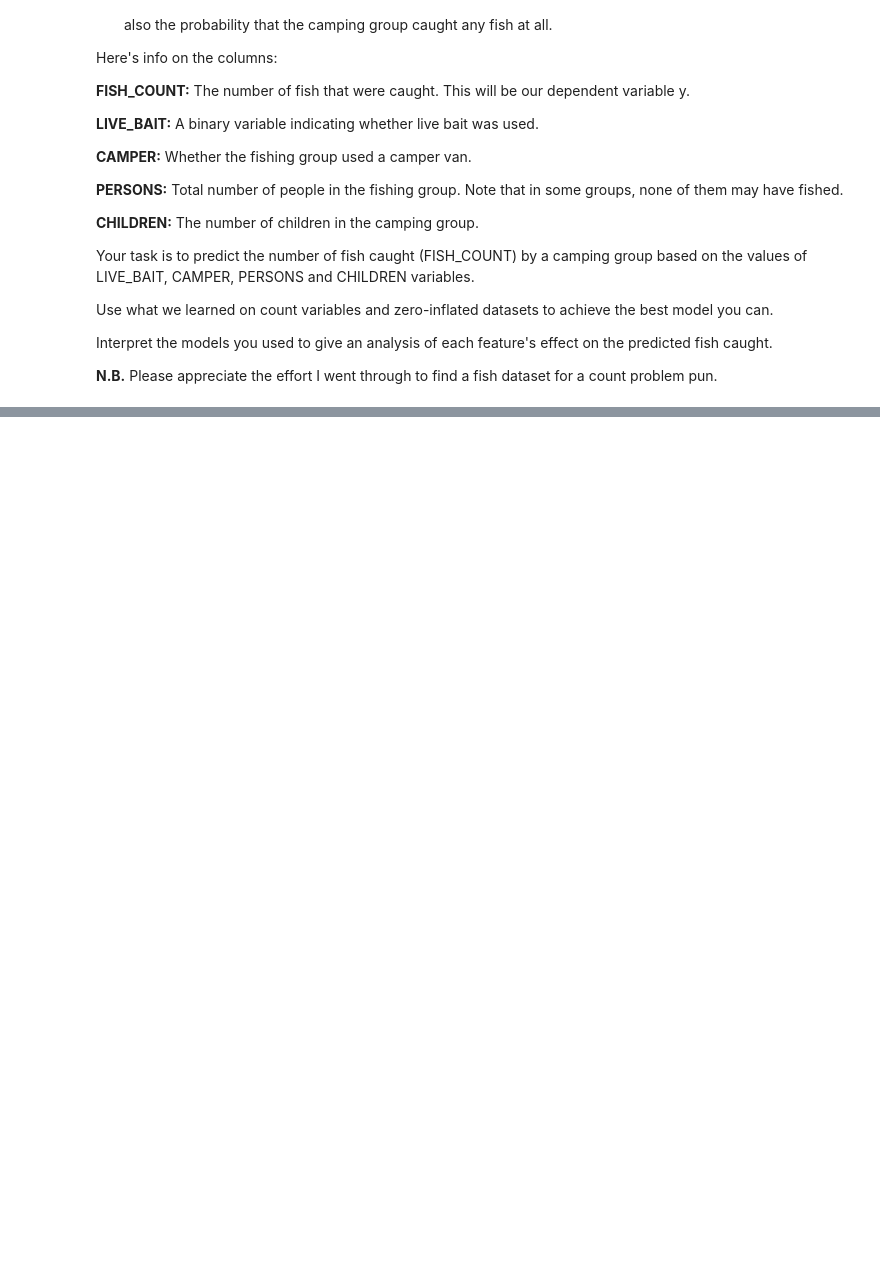
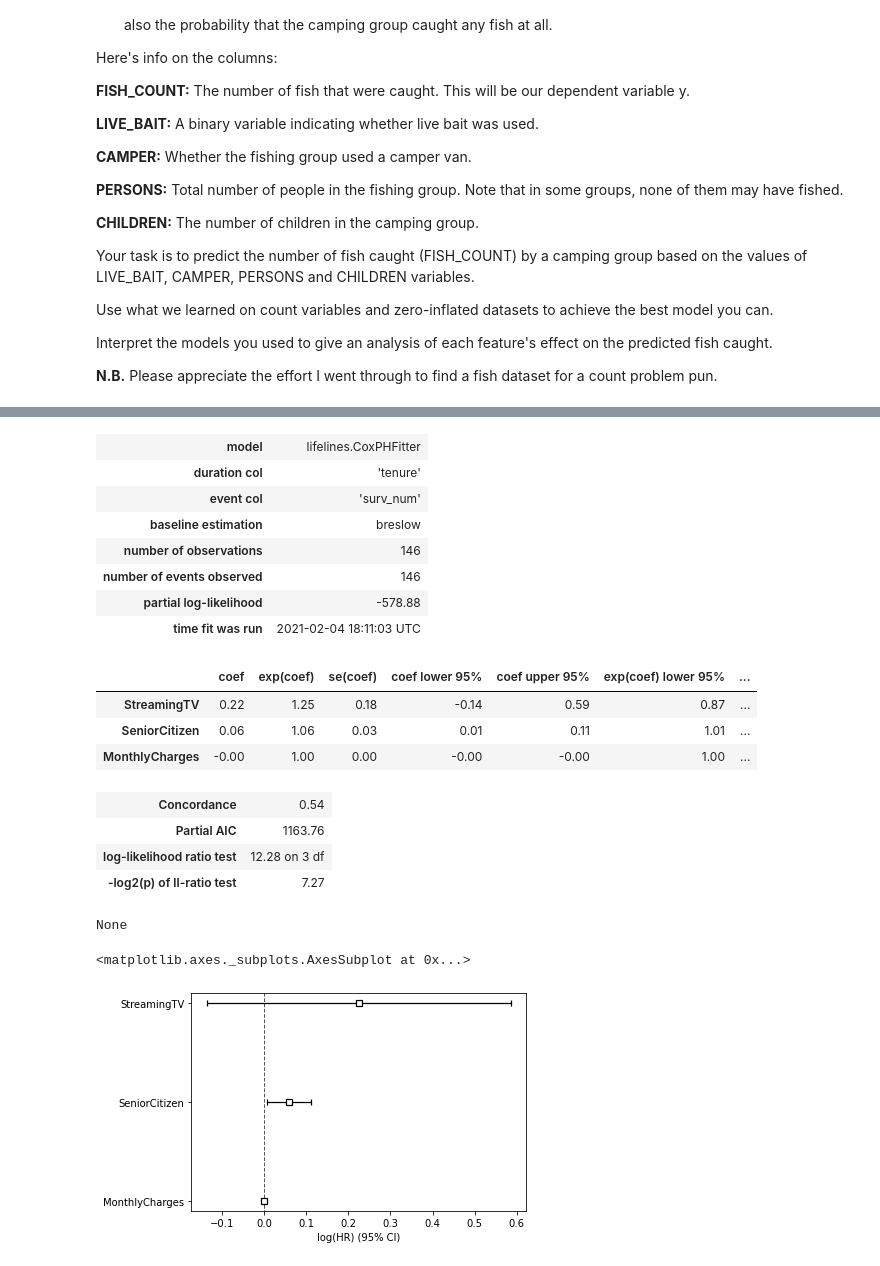
Before and after one commit to cb-ds-1/3-7-glm, a Jupyter notebook: workshop.ipynb, the cells around one changed output, grey strips where cells are left out. Cells and saved outputs as stored; diff of their text form; code cells hidden in the pictures; blank space fills up the shorter version.

```diff
--- a/workshop.ipynb
+++ b/workshop.ipynb
@@ -95,0 +236,34 @@ Use either lifelines or statsmodels to implement a survival regression model pre
+# %%
+from lifelines import CoxPHFitter
+
+df = pd.read_csv(r'C:\Users\David\Documents\code\Module 3\3-7-glm\data\telco_churn.csv')
+df.StreamingTV = np.where(df.StreamingTV == 'Yes', 1, 0)
+df['surv_num'] = np.where(df.Churn == 'No', 1, 0)
+
+df = df.groupby(by=['tenure', 'StreamingTV'], as_index=False).sum()
+
+
+cph = CoxPHFitter()
+cph.fit(df, 'tenure', event_col='surv_num')
+print(cph.print_summary())
+cph.plot()
+# %% [output]
+| model | lifelines.CoxPHFitter |
+| duration col | 'tenure' |
+| event col | 'surv_num' |
+| baseline estimation | breslow |
+| number of observations | 146 |
+| number of events observed | 146 |
+| partial log-likelihood | -578.88 |
+| time fit was run | 2021-02-04 18:11:03 UTC |
+|  | coef | exp(coef) | se(coef) | coef lower 95% | coef upper 95% | exp(coef) lower 95% | ... |
+| StreamingTV | 0.22 | 1.25 | 0.18 | -0.14 | 0.59 | 0.87 | ... |
+| SeniorCitizen | 0.06 | 1.06 | 0.03 | 0.01 | 0.11 | 1.01 | ... |
+| MonthlyCharges | -0.00 | 1.00 | 0.00 | -0.00 | -0.00 | 1.00 | ... |
+| Concordance | 0.54 |
+| Partial AIC | 1163.76 |
+| log-likelihood ratio test | 12.28 on 3 df |
+| -log2(p) of ll-ratio test | 7.27 |
+None
+<matplotlib.axes._subplots.AxesSubplot at 0x...>
+[figure, added]
```
Also changed, not shown: parts of 7 cells of this notebook.
